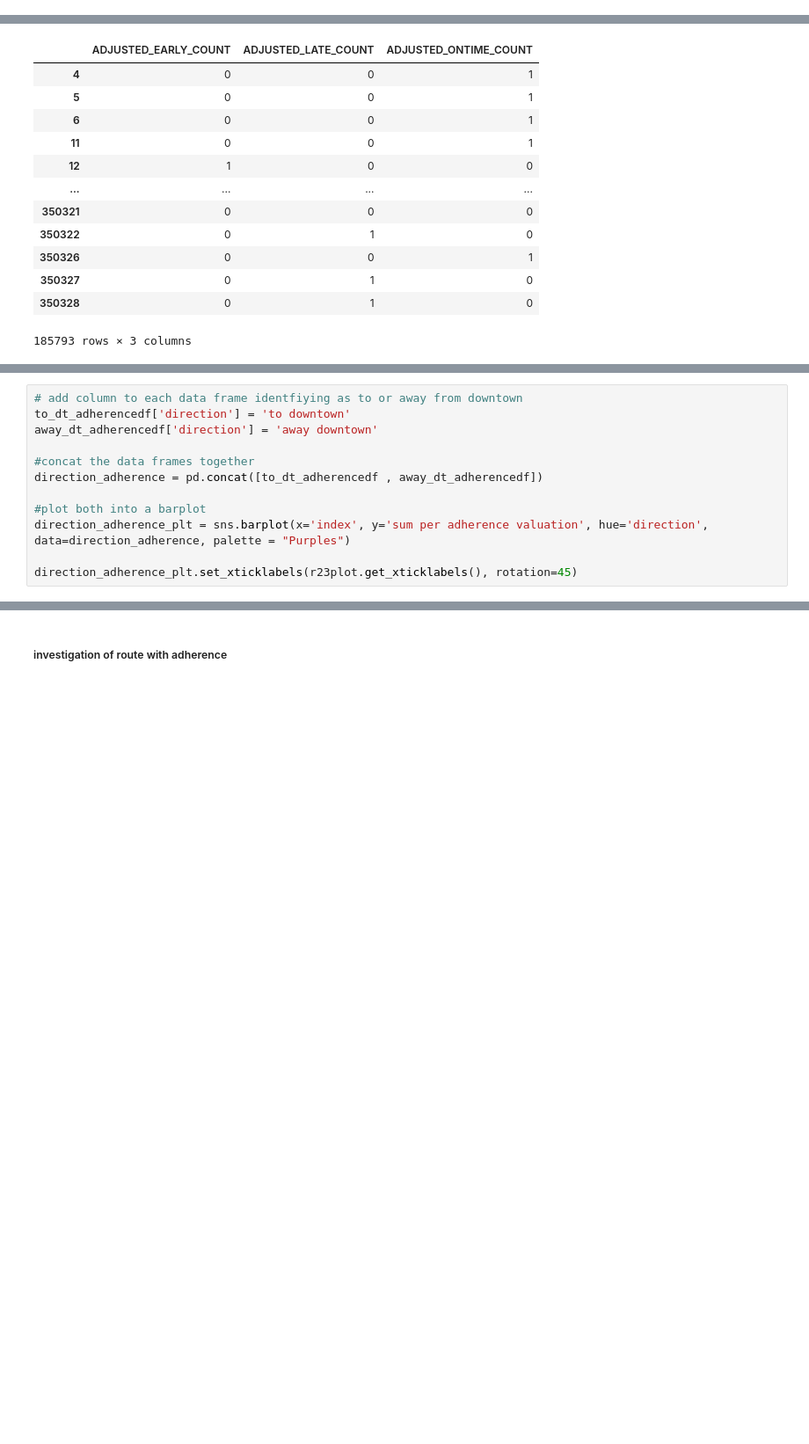
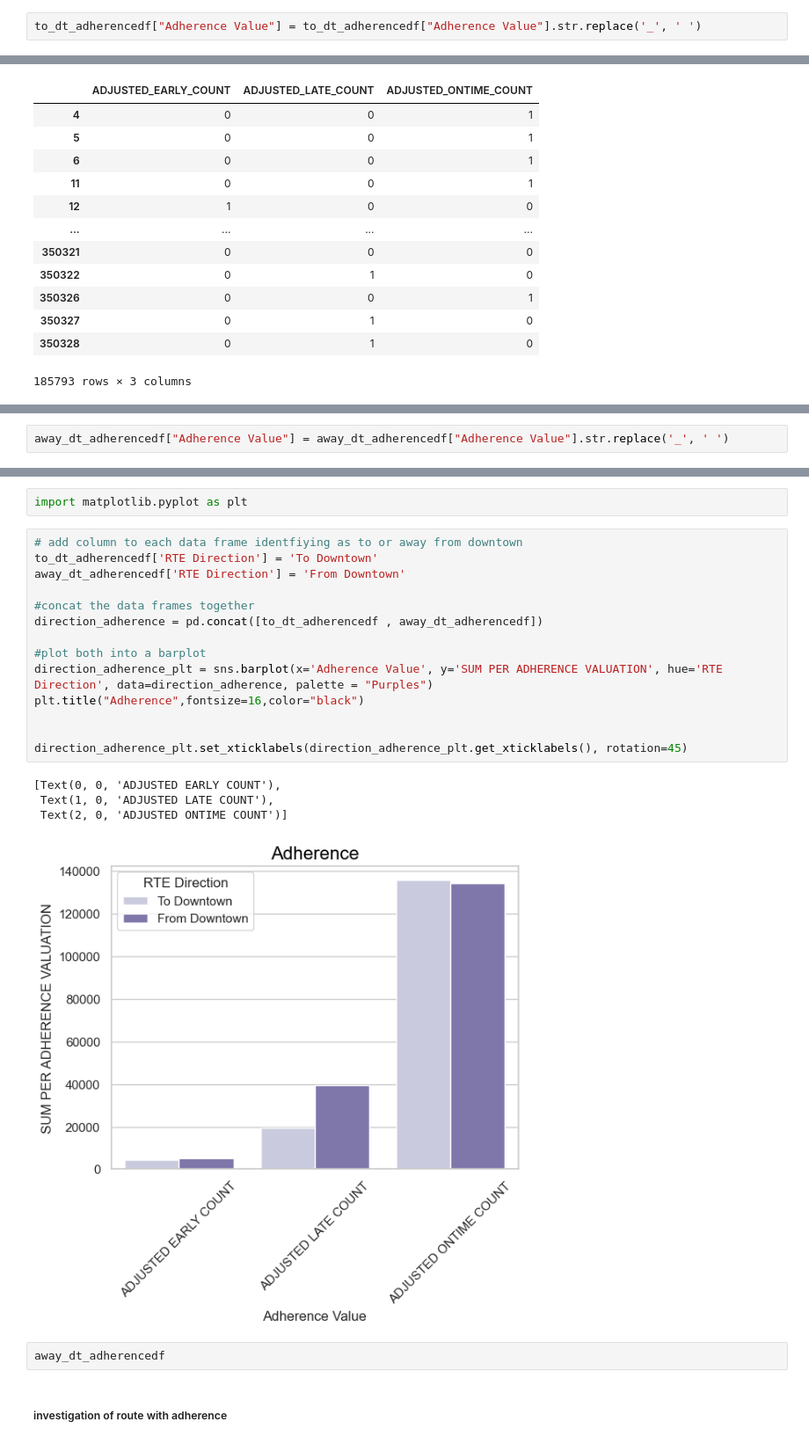
Before and after one commit to NSS-Data-Analytics-Cohort-11/wego-raiders, a Jupyter notebook: notebooks/Wego Project.ipynb, the cells around one changed output, grey strips where cells are left out. Shown: that part at 88% size. Drawn from its saved outputs; the diff is of its cells as text; blank space fills up the shorter version.

Commit message:
updated graphs

```diff
--- a/notebooks/Wego Project.ipynb
+++ b/notebooks/Wego Project.ipynb
@@ -388,3 +390,5 @@ to_dt_adherencedf
+# %%
+to_dt_adherencedf["Adherence Value"] = to_dt_adherencedf["Adherence Value"].str.replace('_', ' ')
 # %%
 # table above plotted
 to_dt_adherence_plt = sns.barplot(x = 'index',
@@ -464,12 +454,0 @@ away_dt_adherence_plt.set_xticklabels(r23plot.get_xticklabels(), rotation=45)
-# %%
-# add column to each data frame identfiying as to or away from downtown
-to_dt_adherencedf['direction'] = 'to downtown'
-away_dt_adherencedf['direction'] = 'away downtown'
-
-#concat the data frames together
-direction_adherence = pd.concat([to_dt_adherencedf , away_dt_adherencedf])
-
-#plot both into a barplot
-direction_adherence_plt = sns.barplot(x='index', y='sum per adherence valuation', hue='direction', data=direction_adherence, palette = "Purples")
-
-direction_adherence_plt.set_xticklabels(r23plot.get_xticklabels(), rotation=45)
@@ -482,0 +457,2 @@ away_dt_adherencedf
+# %%
+away_dt_adherencedf["Adherence Value"] = away_dt_adherencedf["Adherence Value"].str.replace('_', ' ')
@@ -483,3 +472,26 @@ away_dt_adherencedf
+# %%
+import matplotlib.pyplot as plt
+# %%
+# add column to each data frame identfiying as to or away from downtown
+to_dt_adherencedf['RTE Direction'] = 'To Downtown'
+away_dt_adherencedf['RTE Direction'] = 'From Downtown'
+
+#concat the data frames together
+direction_adherence = pd.concat([to_dt_adherencedf , away_dt_adherencedf])
+
+#plot both into a barplot
+direction_adherence_plt = sns.barplot(x='Adherence Value', y='SUM PER ADHERENCE VALUATION', hue='RTE Direction', data=direction_adherence, palette = "Purples")
+plt.title("Adherence",fontsize=16,color="black")
+
+
+direction_adherence_plt.set_xticklabels(direction_adherence_plt.get_xticklabels(), rotation=45)
+# %% [output]
+[Text(0, 0, 'ADJUSTED EARLY COUNT'),
+ Text(1, 0, 'ADJUSTED LATE COUNT'),
+ Text(2, 0, 'ADJUSTED ONTIME COUNT')]
+[figure, added]
+# %%
+away_dt_adherencedf
 # %% [markdown]
 ##### investigation of route with adherence
 # %%
```
Also changed, not shown: parts of 12 cells of this notebook.
